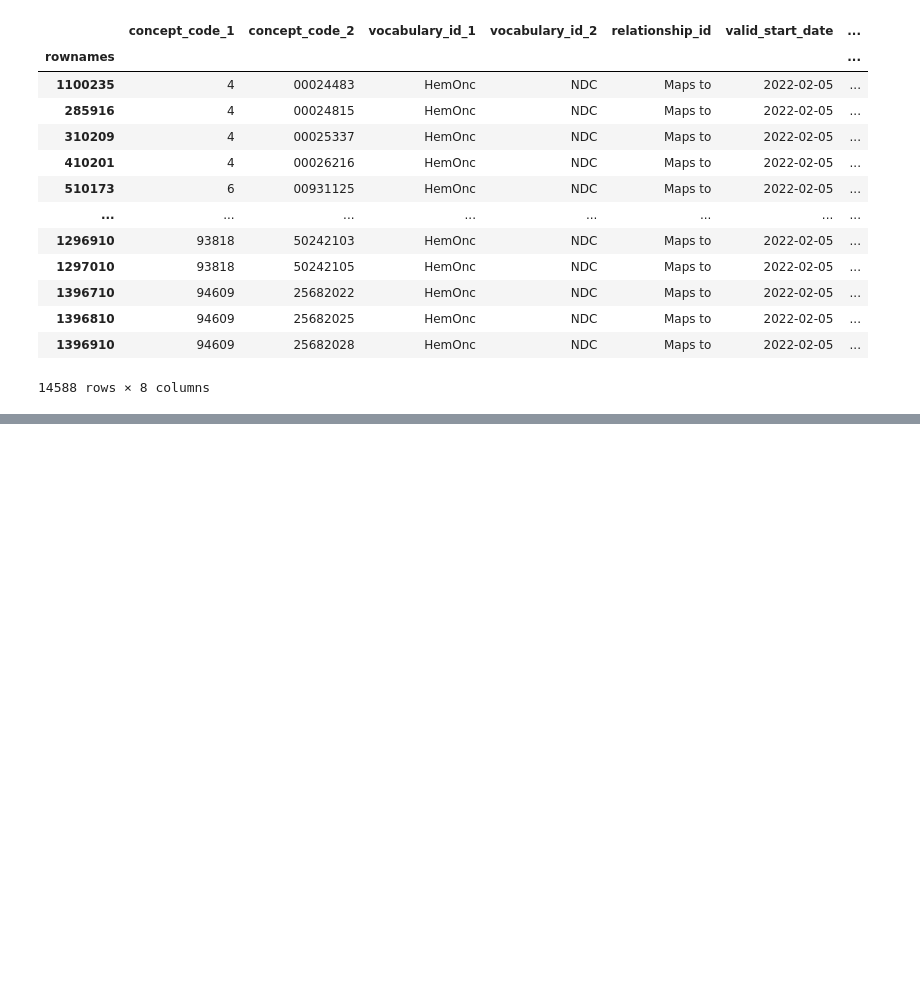
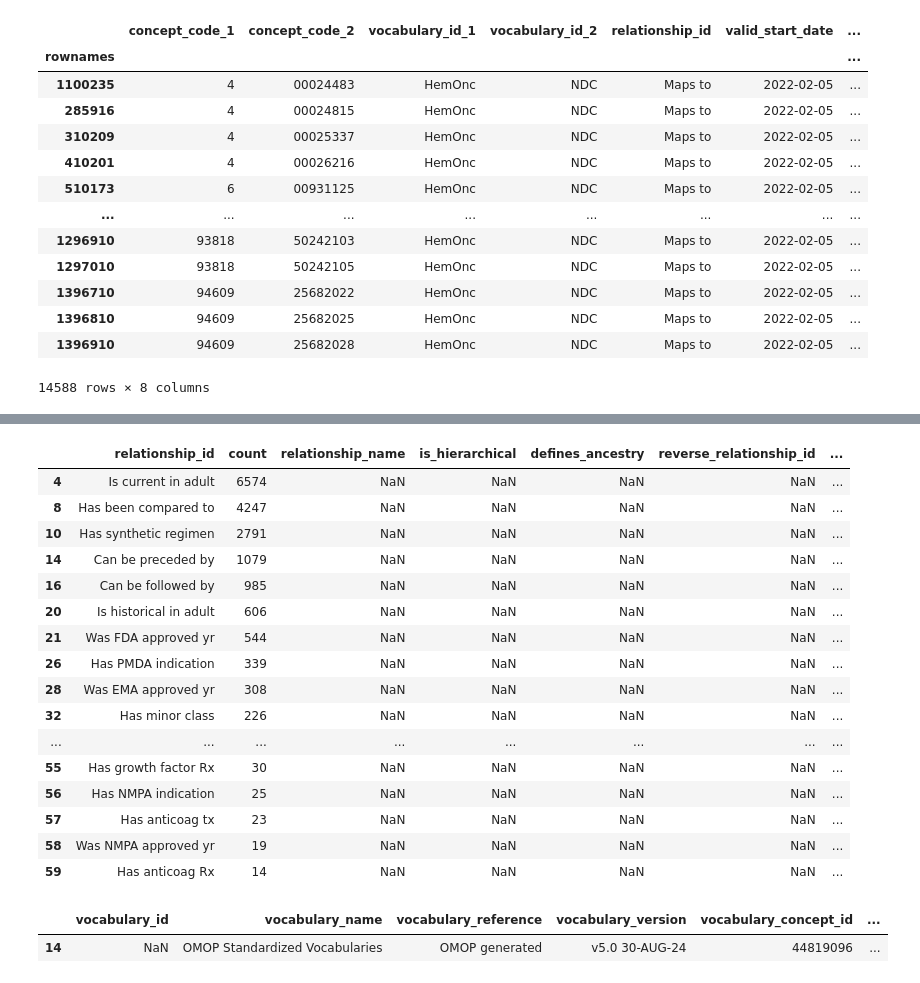
Before and after one commit to AustralianCancerDataNetwork/HemOnc_Alchemy, a Jupyter notebook: notebooks/01_import_hemonc_source.ipynb, the cells around one changed output, grey strips where cells are left out. Saved outputs shown, nothing was run; the diff lists cells and outputs as text; code cells hidden in the pictures; blank space fills up the shorter version.

```diff
--- a/notebooks/01_import_hemonc_source.ipynb
+++ b/notebooks/01_import_hemonc_source.ipynb
@@ -376,0 +379,10 @@ rel_concepts = rel_concepts.merge(meta_concepts_df[['concept_id', 'concept_objec
+# %%
+domain_lookup_by_code = {k:v for k, v in zip(concept_stage_id.concept_code, concept_stage_id.domain_id)}
+domain_lookup_by_id = {k:v for k, v in zip(concepts_with_ids.concept_id, concepts_with_ids.domain_id)}
+# %%
+# try find all known domain_id values either from hemonc source or existing OMOP
+concept_rels_with_domains = concept_relationship_stage_id[concept_relationship_stage_id.invalid_reason != 'D'].copy()
+concept_rels_with_domains['domain_id_1'] = concept_rels_with_domains.concept_code_1.map(domain_lookup_by_code)
+concept_rels_with_domains['domain_id_2'] = concept_rels_with_domains.concept_code_2.map(domain_lookup_by_code)
+concept_rels_with_domains.loc[concept_rels_with_domains['domain_id_1'].isna(), 'domain_id_1'] = concept_rels_with_domains.concept_id_1.map(domain_lookup_by_id)
+concept_rels_with_domains.loc[concept_rels_with_domains['domain_id_2'].isna(), 'domain_id_2'] = concept_rels_with_domains.concept_id_2.map(domain_lookup_by_id)
@@ -377,3 +406,31 @@ rel_concepts = rel_concepts.merge(meta_concepts_df[['concept_id', 'concept_objec
+# %%
+target_rels = concept_rels_with_domains[(concept_rels_with_domains.domain_id_1!='') & (concept_rels_with_domains.domain_id_2!='') ].relationship_id.value_counts().reset_index()
+target_rels = target_rels.merge(relationship, how='left')
+# %%
+# means these may be the new relationship types being sought - confirmation required with respect to the 'year' concept class?
+target_rels[target_rels.relationship_name.isna()]
+# %% [output]
+|  | relationship_id | count | relationship_name | is_hierarchical | defines_ancestry | reverse_relationship_id | ... |
+| 4 | Is current in adult | 6574 | NaN | NaN | NaN | NaN | ... |
+| 8 | Has been compared to | 4247 | NaN | NaN | NaN | NaN | ... |
+| 10 | Has synthetic regimen | 2791 | NaN | NaN | NaN | NaN | ... |
+| 14 | Can be preceded by | 1079 | NaN | NaN | NaN | NaN | ... |
+| 16 | Can be followed by | 985 | NaN | NaN | NaN | NaN | ... |
+| 20 | Is historical in adult | 606 | NaN | NaN | NaN | NaN | ... |
+| 21 | Was FDA approved yr | 544 | NaN | NaN | NaN | NaN | ... |
+| 26 | Has PMDA indication | 339 | NaN | NaN | NaN | NaN | ... |
+| 28 | Was EMA approved yr | 308 | NaN | NaN | NaN | NaN | ... |
+| 32 | Has minor class | 226 | NaN | NaN | NaN | NaN | ... |
+| ... | ... | ... | ... | ... | ... | ... | ... |
+| 55 | Has growth factor Rx | 30 | NaN | NaN | NaN | NaN | ... |
+| 56 | Has NMPA indication | 25 | NaN | NaN | NaN | NaN | ... |
+| 57 | Has anticoag tx | 23 | NaN | NaN | NaN | NaN | ... |
+| 58 | Was NMPA approved yr | 19 | NaN | NaN | NaN | NaN | ... |
+| 59 | Has anticoag Rx | 14 | NaN | NaN | NaN | NaN | ... |
 # %%
 # query why one of the vocabularies has a null ID from athena?
-vocab_concepts.vocabulary_id = vocab_concepts.vocabulary_id.fillna('empty')
+
+vocab_concepts[vocab_concepts.vocabulary_id.isna()]
+# %% [output]
+|  | vocabulary_id | vocabulary_name | vocabulary_reference | vocabulary_version | vocabulary_concept_id | ... |
+| 14 | NaN | OMOP Standardized Vocabularies | OMOP generated | v5.0 30-AUG-24 | 44819096 | ... |
```
Also changed, not shown: parts of 73 cells of this notebook.
